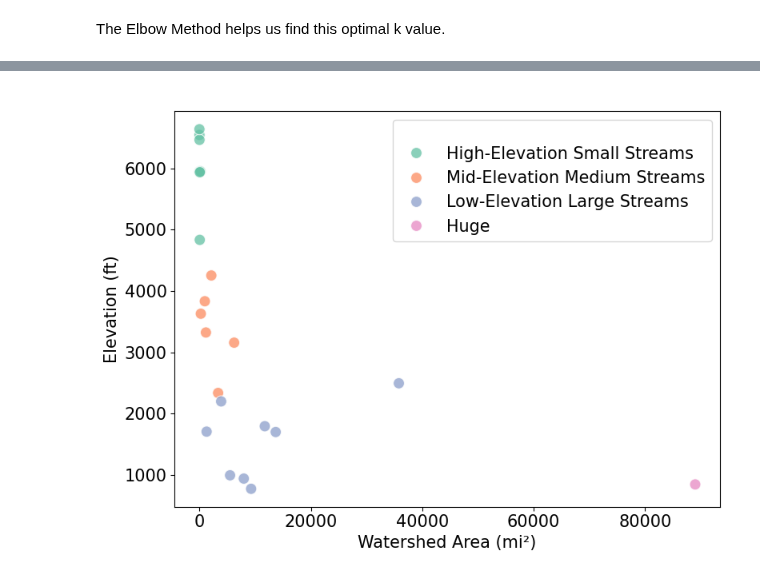
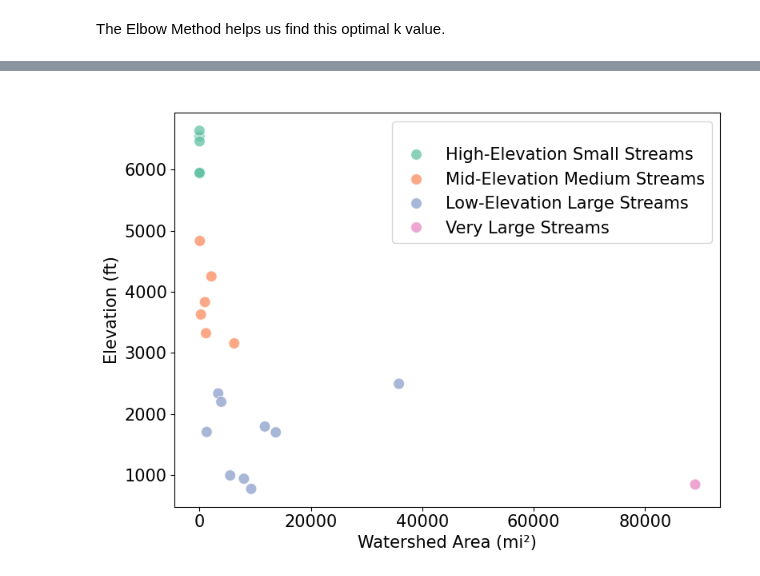
Before and after one commit to th2018/stream_thermal_2025_ms, a Jupyter notebook: clustering/KMeans.ipynb, the cells around one changed output, grey strips where cells are left out. Saved outputs shown, nothing was run; the diff lists cells and outputs as text; code cells hidden in the pictures.

```diff
--- a/clustering/KMeans.ipynb
+++ b/clustering/KMeans.ipynb
@@ -22,3 +22,7 @@ print(current_time.strftime("%Y-%m-%d %H:%M:%S"))
 # %%
-ml_pasta_csv="ml_pasta.csv"
-ml_pasta = pd.read_csv( ml_pasta_csv )
+from google.colab import drive
+drive.mount('/content/drive')
+
+ws_charateristics_csv="/content/drive/MyDrive/ws_charateristics_202506191550.csv"
+
+ws_charateristics = pd.read_csv( ws_charateristics_csv )
@@ -25,5 +33,5 @@ ml_pasta = pd.read_csv( ml_pasta_csv )
 # %%
-idv = ml_pasta[[  "site_no"
+idv =  ws_charateristics[[  "site_no"
                # ,"amp","RMSE"
                 ,"drain_area_va","alt_va"]]
 #print( idv)
@@ -166,10 +174,10 @@ idv_rm_na['labels'] = labels
 
 # Define the mapping
 value_mapping = {
-    1: 'Huge',
-    0: "Mid-Elevation Medium Streams", #"Med_Elev_Med",
-    2: "High-Elevation Small Streams", # High_Elev_Small
-    3: "Low-Elevation Large Streams" #"Low_Elev_Large"
+    1: 'Very Large Streams',
+    2: "Mid-Elevation Medium Streams", #"Med_Elev_Med",
+    3: "High-Elevation Small Streams", # High_Elev_Small
+    0: "Low-Elevation Large Streams" #"Low_Elev_Large"
 }
 
 # Replace values in the 'category' column
@@ -203,38 +221,38 @@ fontsize = 15
 hue_order= [ "High-Elevation Small Streams",
     "Mid-Elevation Medium Streams",
     "Low-Elevation Large Streams"  ,
-    'Huge' ]
+    'Very Large Streams' ]
 
 sns.scatterplot(
     data=idv_rm_na,
     x='drain_area_va',
     y='alt_va',
     hue='labels',  # Color points by the 'labels' column
     hue_order=hue_order,
     palette='Set2',  # Choose a color palette
     s=100  # Adjust marker size
     , alpha = 0.76
 
 )
 
 # Add labels and title
 plt.xlabel("Watershed Area (mi\u00b2)" ,fontsize= fontsize )
 plt.ylabel("Elevation (ft)" ,fontsize= fontsize )
 plt.title(" ")
 
 plt.xticks(  fontsize= fontsize )
 plt.yticks(  fontsize= fontsize )
 
 # Show legend and plot
 plt.legend(title=" " ,fontsize= fontsize)
 
 plt.tight_layout()
 
 plt.savefig('ws_cluster.png'
            # , dpi=300, bbox_inches='tight'
            )
 
 plt.show()
 # %% [output]
-[figure, old version]
+[figure, new version]
 # %%
```
Also changed, not shown: parts of 12 cells of this notebook.
